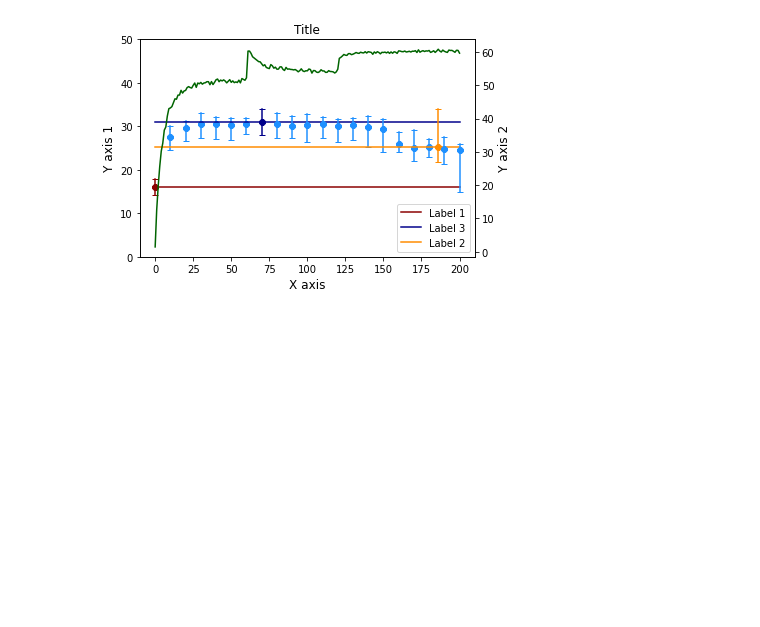
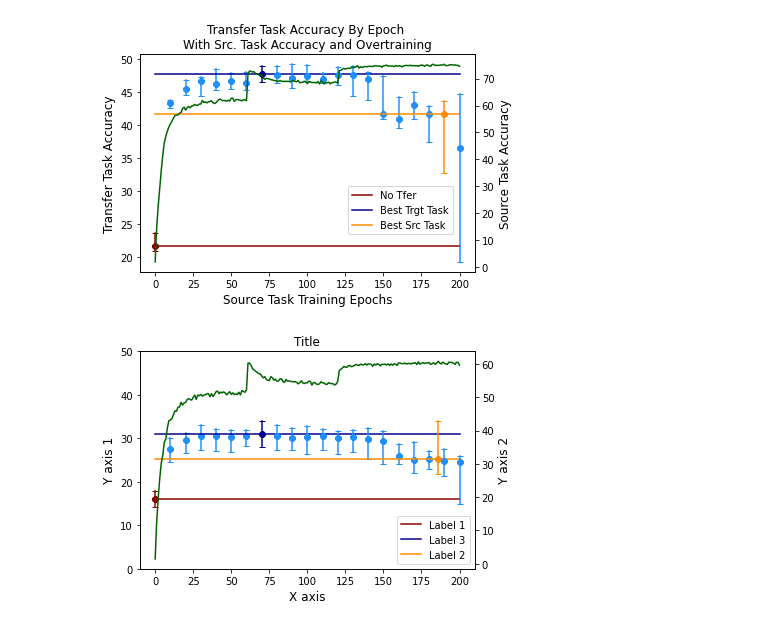
Before and after one commit to smgutstein/DNN_Expts, a Jupyter notebook: notebooks/GraphResults.ipynb, the cells around one changed output. Saved outputs shown, nothing was run; the diff lists cells and outputs as text; code cells hidden in the pictures; blank space fills up the shorter version.

Commit message:
Mainly fixes to update CIFAR cfg code generators & codes to match current software

```diff
--- a/notebooks/GraphResults.ipynb
+++ b/notebooks/GraphResults.ipynb
@@ -198,5 +248,35 @@ make_graph(src_stats_dict, tfer_stats_dict, save_name= 'Temp.png')#'WideResnet_T
 # %%
 src_stats_dict2, tfer_stats_dict2 = pickle.load(open('src_trgt_stats_dicts.pkl','rb'))
+# %%
+# Define components of root paths to data
+prefix_dir = '/data/other1/data1/Gutstein/results/opt_tfer_expts'
+expt_dir = 'cifar_100_living_notliving_expts/wide_resnet_28_10_arch'
+src_dir0 = 'src_nets/workshop_expts'
+tfer_dir0 = 'tfer_nets/spc_10'
+
+
+# Get root paths to data
+root_tfer_dir0 = os.path.join(prefix_dir, expt_dir, tfer_dir0)
+root_src_dir0 = os.path.join(prefix_dir, expt_dir, src_dir0)
+
+# Get lists of expts
+expts_src0 = os.listdir(root_src_dir0)
+expts_tfer0 = os.listdir(root_tfer_dir0)
+
+# Get Src and Trgt set data
+src_stats_dict = get_src_stats_dict(root_src_dir0, expts_src0)
+best_src_epoch = get_best_epoch(src_stats_dict)
+tfer_stats_dict, tfer_full_dict = \
+                 get_tfer_stats_dict(root_tfer_dir0, expts_tfer0, best_src_epoch)
+
+# Save Src & Trgt Data
+pickle.dump([src_stats_dict, tfer_stats_dict],
+            open('cifar100_src_trgt_stats_dicts.pkl','wb'))
+# %%
+make_graph(src_stats_dict, tfer_stats_dict,
+           save_name= 'Cifar100.png')
+# %% [output]
+[figure, added]
 # %%
 make_graph(src_stats_dict2, tfer_stats_dict2, save_name= 'Temp2.png')#'WideResnet_TinyImagenet200_FullSrc_Prelim_Results_2.png')
 # %% [output]
```
Also changed, not shown: parts of 11 cells of this notebook, 38 other files.
